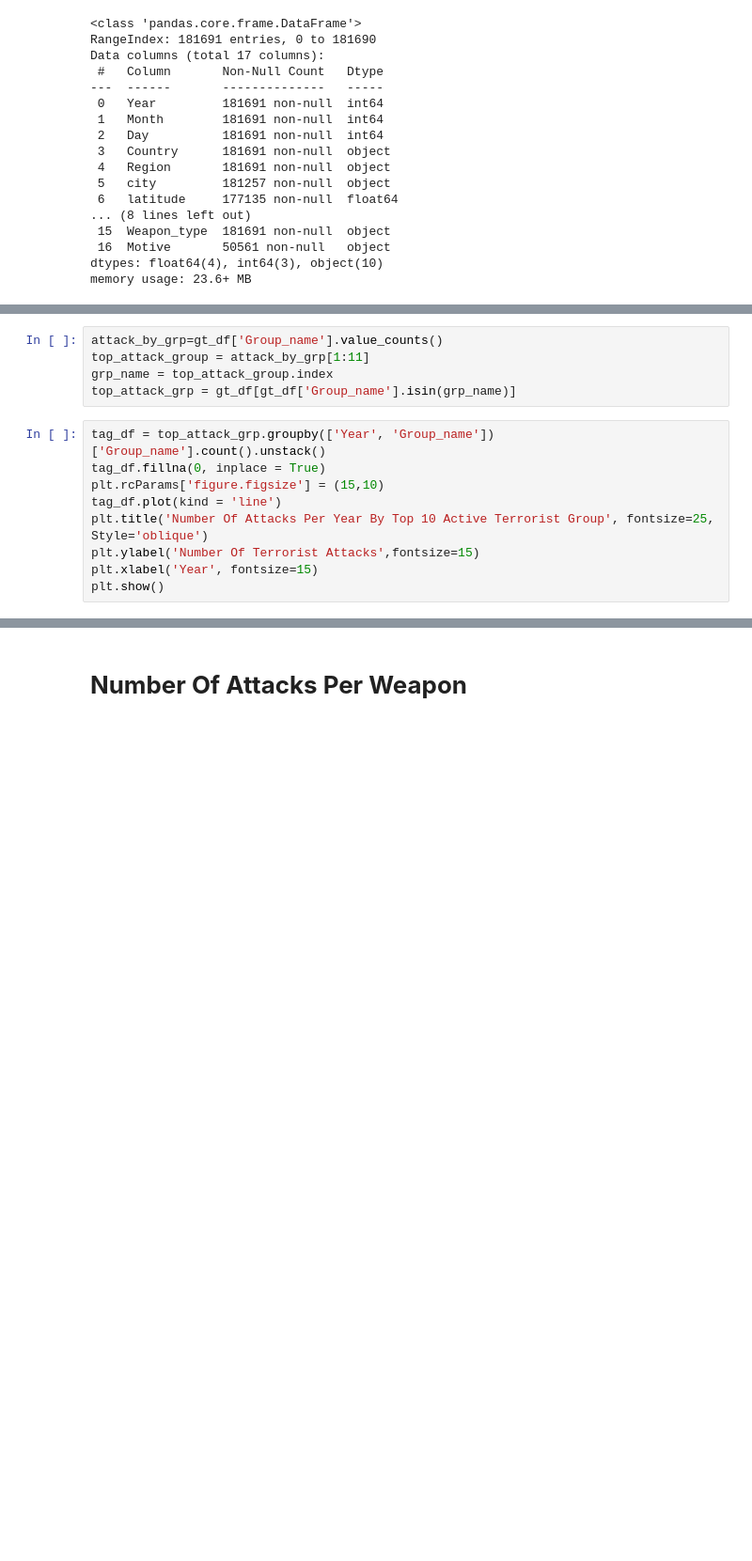
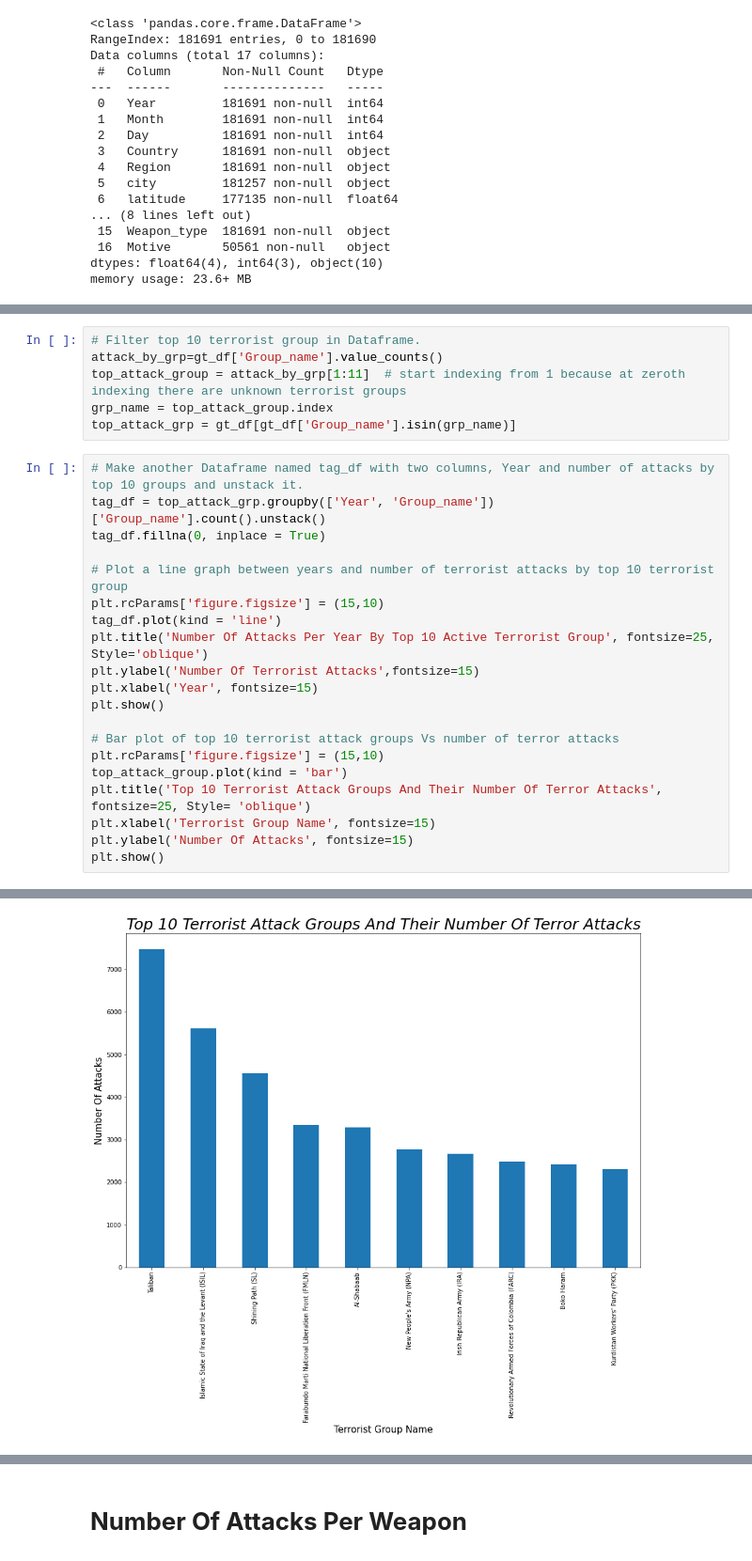
Before and after one commit to pyhtonman0101/Global-Terrorism-Analysis, a Jupyter notebook: Zahid_Global_Terrorism_Analysis_Capstone_Project.ipynb, the cells around one changed output, grey strips where cells are left out. Shown: that part at 94% size. Cells and saved outputs as stored; diff of their text form; blank space fills up the shorter version.

```diff
--- a/Zahid_Global_Terrorism_Analysis_Capstone_Project.ipynb
+++ b/Zahid_Global_Terrorism_Analysis_Capstone_Project.ipynb
@@ -120,16 +129,29 @@ Text(0, 0.5, 'Number Of Attacks')
 # %%
+# Filter top 10 terrorist group in Dataframe.
 attack_by_grp=gt_df['Group_name'].value_counts()
-top_attack_group = attack_by_grp[1:11]
+top_attack_group = attack_by_grp[1:11]  # start indexing from 1 because at zeroth indexing there are unknown terrorist groups
 grp_name = top_attack_group.index
 top_attack_grp = gt_df[gt_df['Group_name'].isin(grp_name)]
 # %%
+# Make another Dataframe named tag_df with two columns, Year and number of attacks by top 10 groups and unstack it.
 tag_df = top_attack_grp.groupby(['Year', 'Group_name'])['Group_name'].count().unstack()
 tag_df.fillna(0, inplace = True)
+
+# Plot a line graph between years and number of terrorist attacks by top 10 terrorist group
 plt.rcParams['figure.figsize'] = (15,10)
 tag_df.plot(kind = 'line')
 plt.title('Number Of Attacks Per Year By Top 10 Active Terrorist Group', fontsize=25, Style='oblique')
 plt.ylabel('Number Of Terrorist Attacks',fontsize=15)
 plt.xlabel('Year', fontsize=15)
 plt.show()
+
+# Bar plot of top 10 terrorist attack groups Vs number of terror attacks
+plt.rcParams['figure.figsize'] = (15,10)
+top_attack_group.plot(kind = 'bar')
+plt.title('Top 10 Terrorist Attack Groups And Their Number Of Terror Attacks', fontsize=25, Style= 'oblique')
+plt.xlabel('Terrorist Group Name', fontsize=15)
+plt.ylabel('Number Of Attacks', fontsize=15)
+plt.show()
 # %% [output]
 [figure]
+[figure, added]
```
Also changed, not shown: parts of 44 cells of this notebook.
